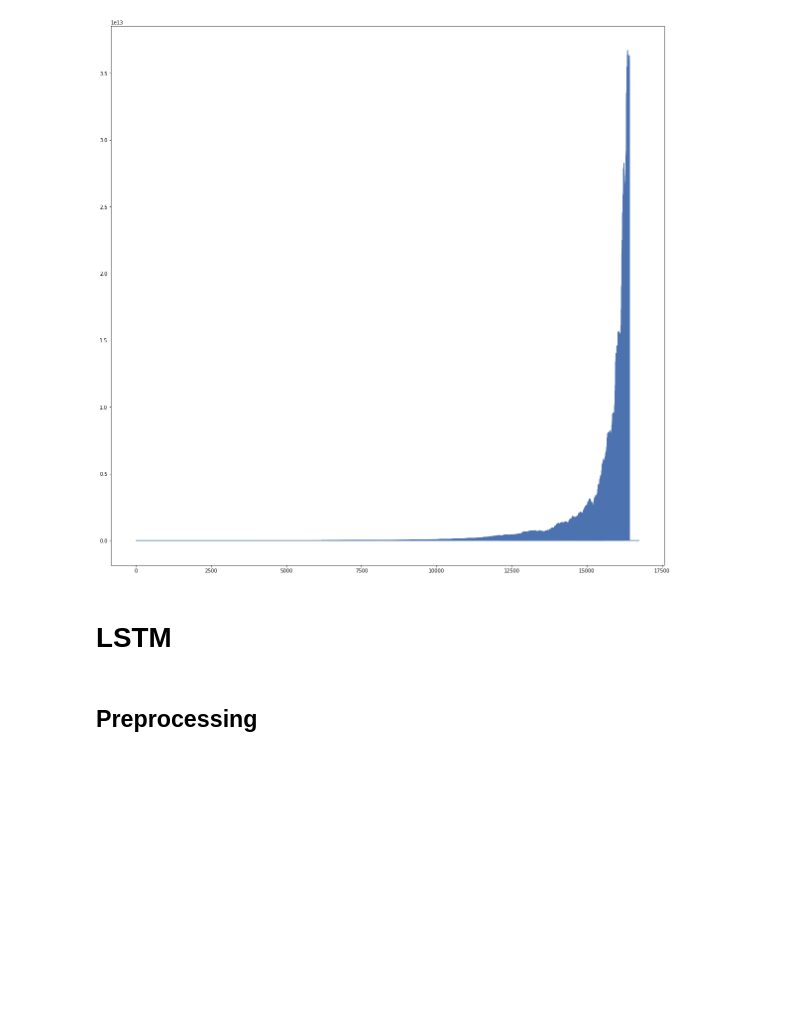
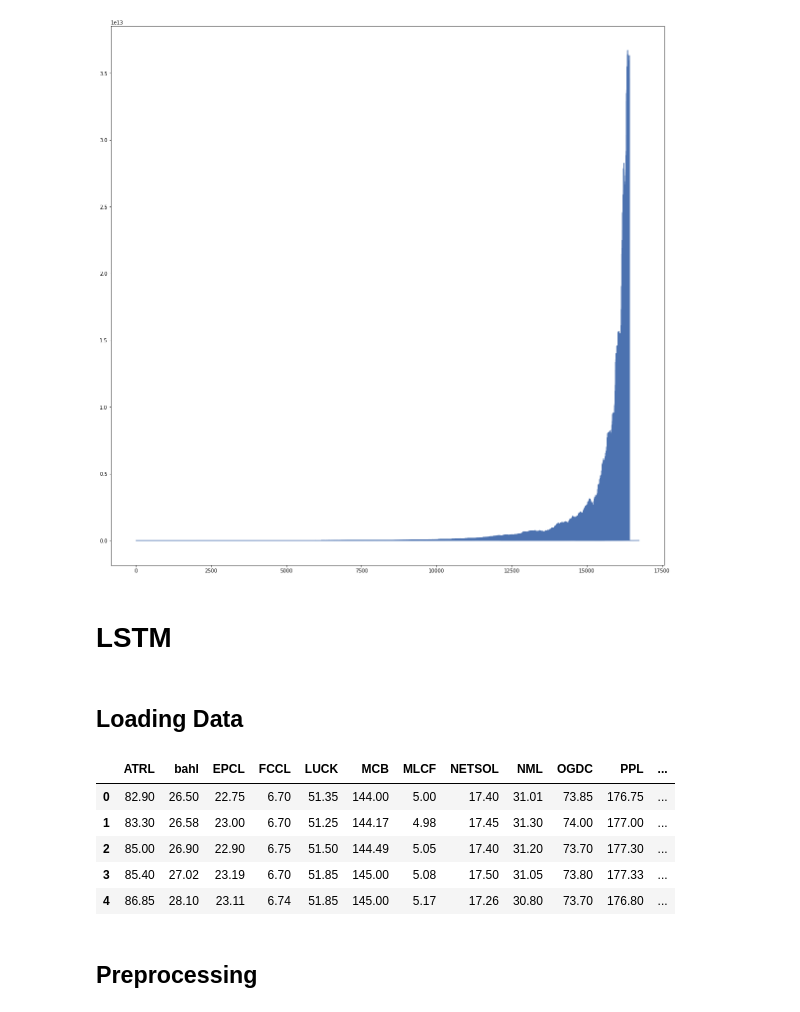
Before and after one commit to Syed-Sherjeel/PSX_Trading_Bot, a Jupyter notebook: Project_file.ipynb, the cells around one changed output. Drawn from its saved outputs; the diff is of its cells as text; code cells hidden in the pictures; blank space fills up the shorter version.

```diff
--- a/Project_file.ipynb
+++ b/Project_file.ipynb
@@ -856,6 +854,23 @@ plt.plot(TN)
 [figure]
 # %% [markdown]
 # LSTM
+# %% [markdown]
+## Loading Data
+# %%
+df=pd.read_csv('../MPT Data/Combined.csv')
+df.drop(['TRADE_ENTRY_DATE','Unnamed: 0'],axis=1,inplace=True)
+for _,columns in enumerate(df):
+    df[[columns]]=df[[columns]].astype('float')
+df.columns=['ATRL','bahl','EPCL','FCCL','LUCK','MCB','MLCF','NETSOL','NML',
+      'OGDC','PPL','PSO','SEARL','TRG']
+df.head()
+# %% [output]
+|  | ATRL | bahl | EPCL | FCCL | LUCK | MCB | MLCF | NETSOL | NML | OGDC | PPL | ... |
+| 0 | 82.90 | 26.50 | 22.75 | 6.70 | 51.35 | 144.00 | 5.00 | 17.40 | 31.01 | 73.85 | 176.75 | ... |
+| 1 | 83.30 | 26.58 | 23.00 | 6.70 | 51.25 | 144.17 | 4.98 | 17.45 | 31.30 | 74.00 | 177.00 | ... |
+| 2 | 85.00 | 26.90 | 22.90 | 6.75 | 51.50 | 144.49 | 5.05 | 17.40 | 31.20 | 73.70 | 177.30 | ... |
+| 3 | 85.40 | 27.02 | 23.19 | 6.70 | 51.85 | 145.00 | 5.08 | 17.50 | 31.05 | 73.80 | 177.33 | ... |
+| 4 | 86.85 | 28.10 | 23.11 | 6.74 | 51.85 | 145.00 | 5.17 | 17.26 | 30.80 | 73.70 | 176.80 | ... |
 # %% [markdown]
 ## Preprocessing
 # %% [markdown]
```
Also changed, not shown: parts of 8 cells of this notebook.
